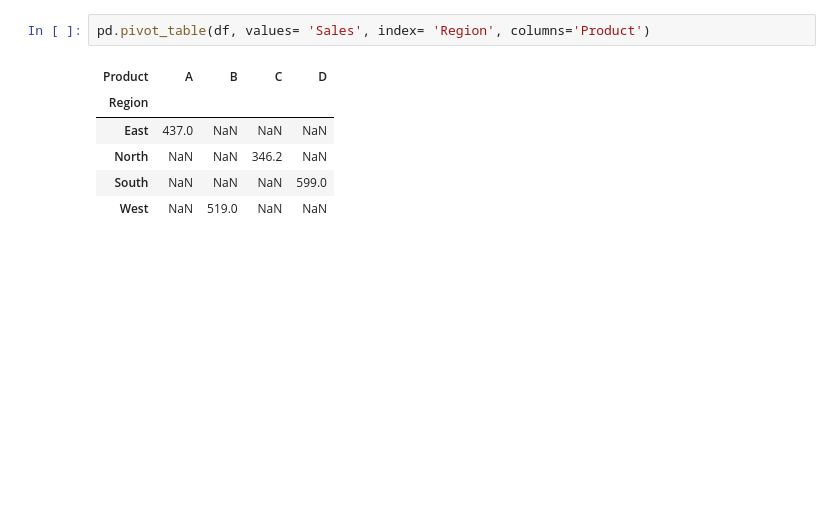
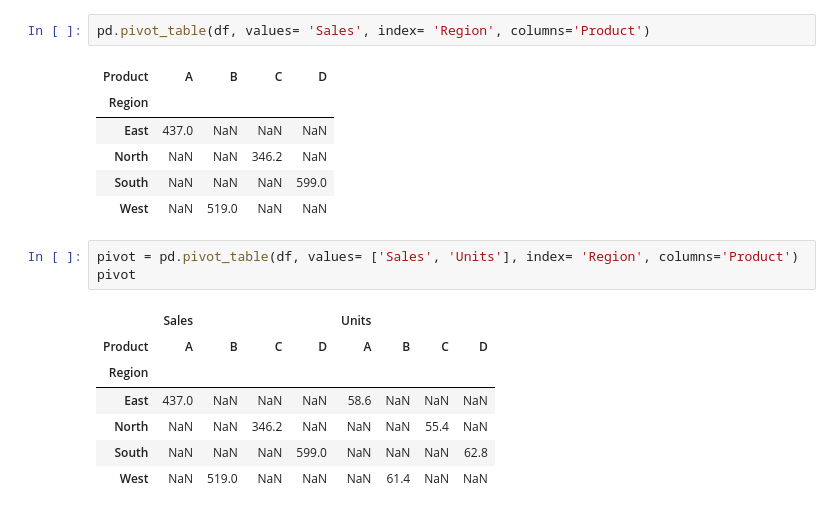
Before and after one commit to Maaaccc05/ML-Learning, a Jupyter notebook: Pandas/Series.ipynb, the cells around one changed output. Drawn from its saved outputs; the diff is of its cells as text; blank space fills up the shorter version.

```diff
--- a/Pandas/Series.ipynb
+++ b/Pandas/Series.ipynb
@@ -489,3 +489,14 @@ pd.pivot_table(df, values= 'Sales', index= 'Region', columns='Product')
 | North | NaN | NaN | 346.2 | NaN |
 | South | NaN | NaN | NaN | 599.0 |
 | West | NaN | 519.0 | NaN | NaN |
+# %%
+pivot = pd.pivot_table(df, values= ['Sales', 'Units'], index= 'Region', columns='Product')
+pivot
+# %% [output]
+|  | Sales |  |  |  | Units |  |  |  |
+| Product | A | B | C | D | A | B | C | D |
+| Region |  |  |  |  |  |  |  |  |
+| East | 437.0 | NaN | NaN | NaN | 58.6 | NaN | NaN | NaN |
+| North | NaN | NaN | 346.2 | NaN | NaN | NaN | 55.4 | NaN |
+| South | NaN | NaN | NaN | 599.0 | NaN | NaN | NaN | 62.8 |
+| West | NaN | 519.0 | NaN | NaN | NaN | 61.4 | NaN | NaN |
```
Also changed, not shown: parts of 10 cells of this notebook.
